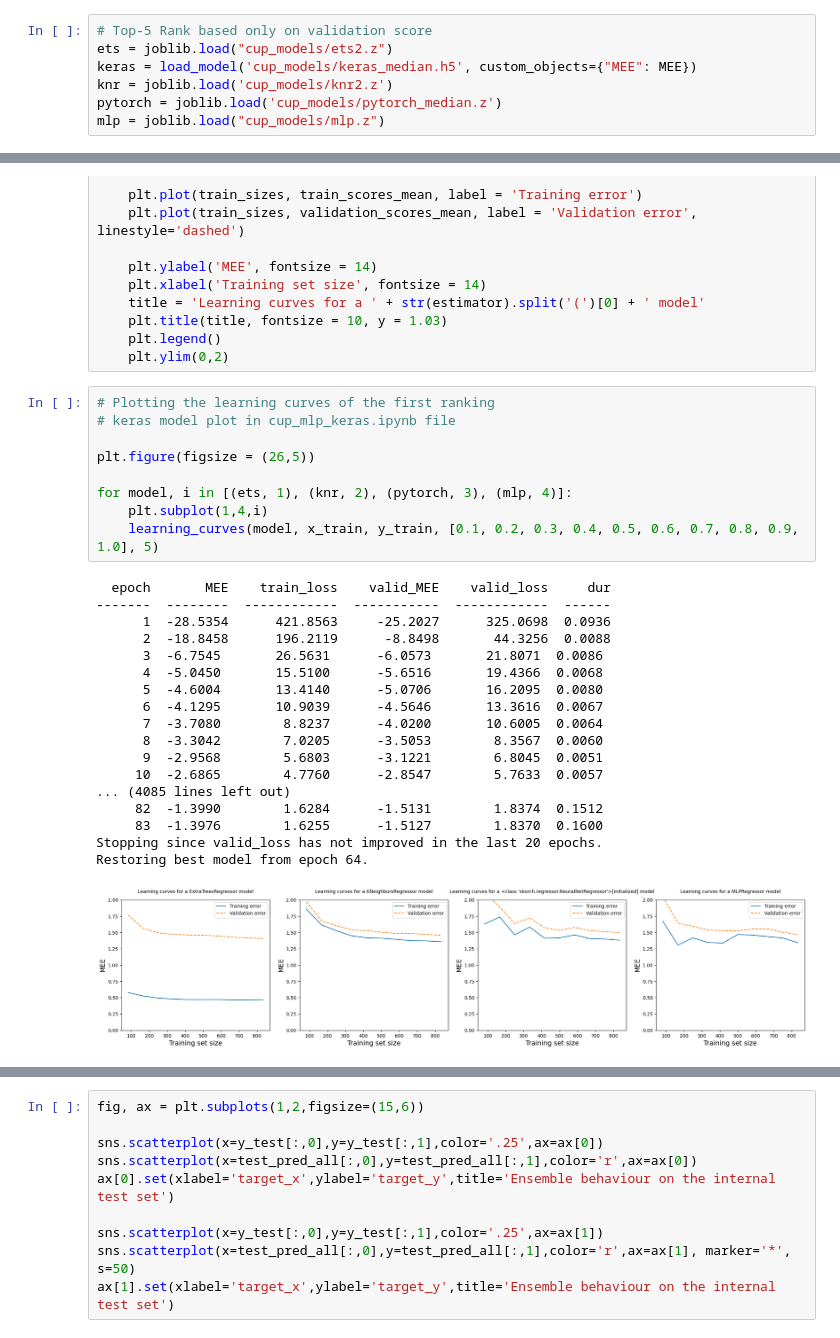
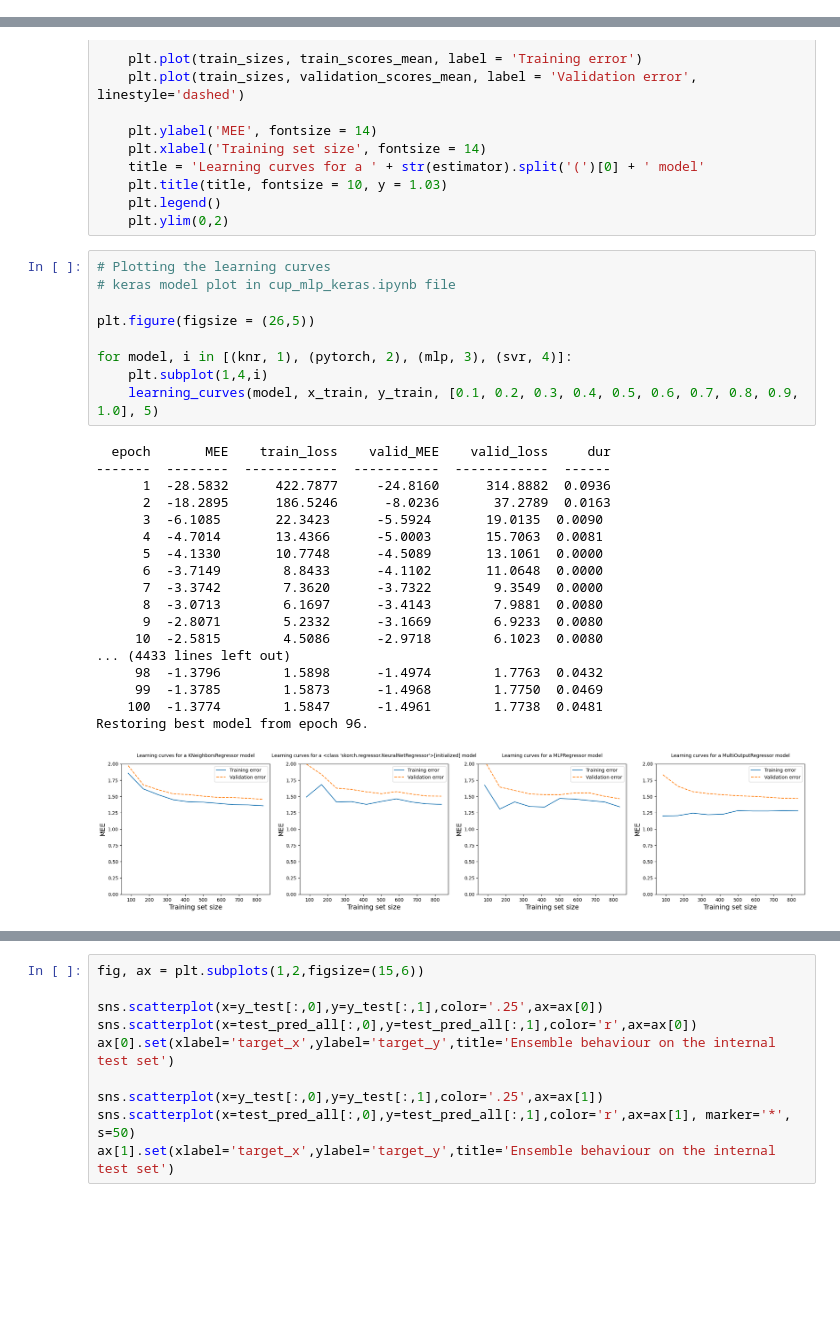
Before and after one commit to VeronicaPistolesi/MachineLearning, a Jupyter notebook: cup_model_assessment_final.ipynb, the cells around one changed output, grey strips where cells are left out. Saved outputs shown, nothing was run; the diff lists cells and outputs as text; blank space fills up the shorter version.

```diff
--- a/cup_model_assessment_final.ipynb
+++ b/cup_model_assessment_final.ipynb
@@ -140,11 +140,4 @@ class mlp_net(nn.Module):
         x = self.output(x)
 
         return x
-# %%
-# Top-5 Rank based only on validation score
-ets = joblib.load("cup_models/ets2.z")
-keras = load_model('cup_models/keras_median.h5', custom_objects={"MEE": MEE})
-knr = joblib.load('cup_models/knr2.z')
-pytorch = joblib.load('cup_models/pytorch_median.z')
-mlp = joblib.load("cup_models/mlp.z")
 # %%
@@ -227,30 +214,30 @@ def learning_curves(estimator, x, y, train_sizes, cv):
     plt.legend()
     plt.ylim(0,2)
 # %%
-# Plotting the learning curves of the first ranking
+# Plotting the learning curves
 # keras model plot in cup_mlp_keras.ipynb file
 
 plt.figure(figsize = (26,5))
 
-for model, i in [(ets, 1), (knr, 2), (pytorch, 3), (mlp, 4)]:
+for model, i in [(knr, 1), (pytorch, 2), (mlp, 3), (svr, 4)]:
     plt.subplot(1,4,i)
     learning_curves(model, x_train, y_train, [0.1, 0.2, 0.3, 0.4, 0.5, 0.6, 0.7, 0.8, 0.9, 1.0], 5)
 # %% [output]
   epoch       MEE    train_loss    valid_MEE    valid_loss     dur
 -------  --------  ------------  -----------  ------------  ------
-      1  -28.5354      421.8563     -25.2027      325.0698  0.0936
-      2  -18.8458      196.2119      -8.8498       44.3256  0.0088
-      3  -6.7545       26.5631      -6.0573       21.8071  0.0086
-      4  -5.0450       15.5100      -5.6516       19.4366  0.0068
-      5  -4.6004       13.4140      -5.0706       16.2095  0.0080
-      6  -4.1295       10.9039      -4.5646       13.3616  0.0067
-      7  -3.7080        8.8237      -4.0200       10.6005  0.0064
-      8  -3.3042        7.0205      -3.5053        8.3567  0.0060
-      9  -2.9568        5.6803      -3.1221        6.8045  0.0051
-     10  -2.6865        4.7760      -2.8547        5.7633  0.0057
-... (4085 lines left out)
-     82  -1.3990        1.6284      -1.5131        1.8374  0.1512
-     83  -1.3976        1.6255      -1.5127        1.8370  0.1600
-Stopping since valid_loss has not improved in the last 20 epochs.
-Restoring best model from epoch 64.
+      1  -28.5832      422.7877     -24.8160      314.8882  0.0936
+      2  -18.2895      186.5246      -8.0236       37.2789  0.0163
+      3  -6.1085       22.3423      -5.5924       19.0135  0.0090
+      4  -4.7014       13.4366      -5.0003       15.7063  0.0081
+      5  -4.1330       10.7748      -4.5089       13.1061  0.0000
+      6  -3.7149        8.8433      -4.1102       11.0648  0.0000
+      7  -3.3742        7.3620      -3.7322        9.3549  0.0000
+      8  -3.0713        6.1697      -3.4143        7.9881  0.0080
+      9  -2.8071        5.2332      -3.1669        6.9233  0.0080
+     10  -2.5815        4.5086      -2.9718        6.1023  0.0080
+... (4433 lines left out)
+     98  -1.3796        1.5898      -1.4974        1.7763  0.0432
+     99  -1.3785        1.5873      -1.4968        1.7750  0.0469
+    100  -1.3774        1.5847      -1.4961        1.7738  0.0481
+Restoring best model from epoch 96.
-[figure, old version]
+[figure, new version]
```
Also changed, not shown: parts of 9 cells of this notebook, 11 other files.
